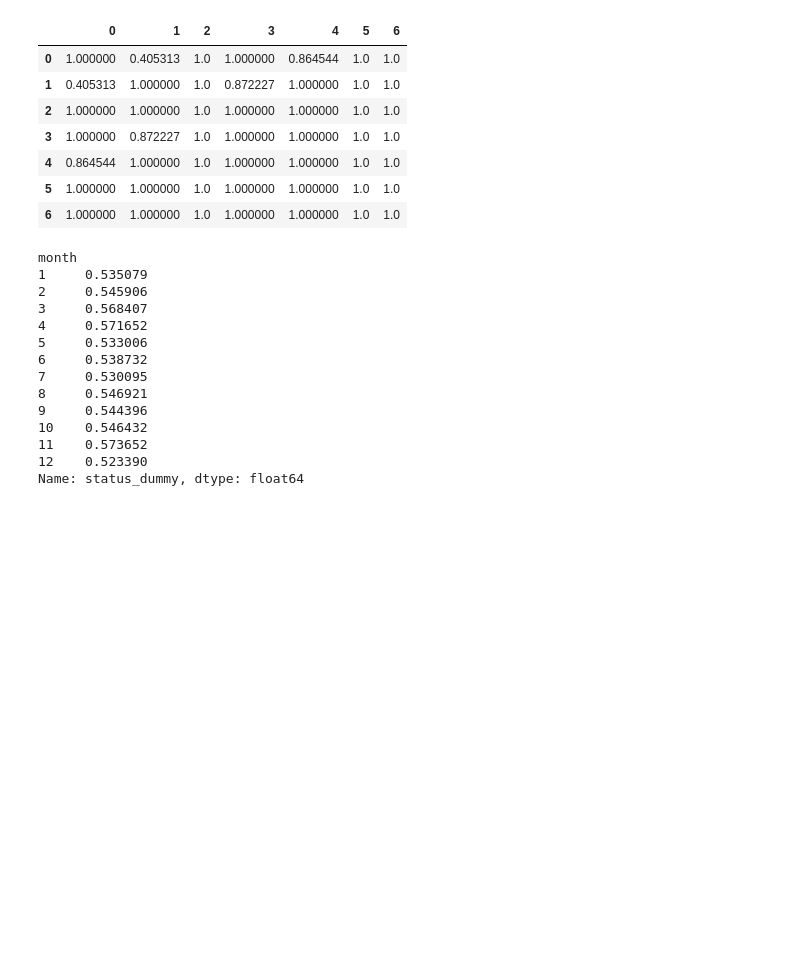
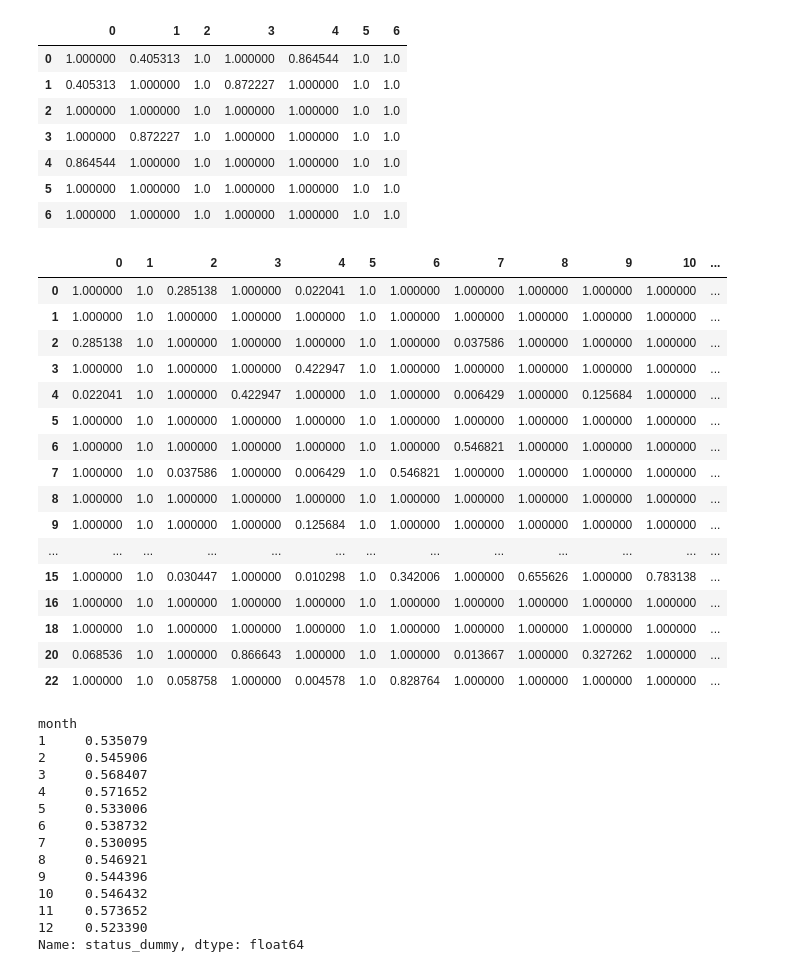
Before and after one commit to dray89/Python, a Jupyter notebook: Kickstarter_dataproject.ipynb, the cells around one changed output. Saved outputs shown, nothing was run; the diff lists cells and outputs as text; code cells hidden in the pictures; blank space fills up the shorter version.

```diff
--- a/Kickstarter_dataproject.ipynb
+++ b/Kickstarter_dataproject.ipynb
@@ -551,6 +561,26 @@ scikit_posthocs.posthoc_dunn(new_df, val_col='status_dummy', group_col='day of w
 | 4 | 0.864544 | 1.000000 | 1.0 | 1.000000 | 1.000000 | 1.0 | 1.0 |
 | 5 | 1.000000 | 1.000000 | 1.0 | 1.000000 | 1.000000 | 1.0 | 1.0 |
 | 6 | 1.000000 | 1.000000 | 1.0 | 1.000000 | 1.000000 | 1.0 | 1.0 |
+# %%
+scikit_posthocs.posthoc_dunn(new_df, val_col='status_dummy', group_col='year_month', p_adjust='bonferroni')
+# %% [output]
+|  | 0 | 1 | 2 | 3 | 4 | 5 | 6 | 7 | 8 | 9 | 10 | ... |
+| 0 | 1.000000 | 1.0 | 0.285138 | 1.000000 | 0.022041 | 1.0 | 1.000000 | 1.000000 | 1.000000 | 1.000000 | 1.000000 | ... |
+| 1 | 1.000000 | 1.0 | 1.000000 | 1.000000 | 1.000000 | 1.0 | 1.000000 | 1.000000 | 1.000000 | 1.000000 | 1.000000 | ... |
+| 2 | 0.285138 | 1.0 | 1.000000 | 1.000000 | 1.000000 | 1.0 | 1.000000 | 0.037586 | 1.000000 | 1.000000 | 1.000000 | ... |
+| 3 | 1.000000 | 1.0 | 1.000000 | 1.000000 | 0.422947 | 1.0 | 1.000000 | 1.000000 | 1.000000 | 1.000000 | 1.000000 | ... |
+| 4 | 0.022041 | 1.0 | 1.000000 | 0.422947 | 1.000000 | 1.0 | 1.000000 | 0.006429 | 1.000000 | 0.125684 | 1.000000 | ... |
+| 5 | 1.000000 | 1.0 | 1.000000 | 1.000000 | 1.000000 | 1.0 | 1.000000 | 1.000000 | 1.000000 | 1.000000 | 1.000000 | ... |
+| 6 | 1.000000 | 1.0 | 1.000000 | 1.000000 | 1.000000 | 1.0 | 1.000000 | 0.546821 | 1.000000 | 1.000000 | 1.000000 | ... |
+| 7 | 1.000000 | 1.0 | 0.037586 | 1.000000 | 0.006429 | 1.0 | 0.546821 | 1.000000 | 1.000000 | 1.000000 | 1.000000 | ... |
+| 8 | 1.000000 | 1.0 | 1.000000 | 1.000000 | 1.000000 | 1.0 | 1.000000 | 1.000000 | 1.000000 | 1.000000 | 1.000000 | ... |
+| 9 | 1.000000 | 1.0 | 1.000000 | 1.000000 | 0.125684 | 1.0 | 1.000000 | 1.000000 | 1.000000 | 1.000000 | 1.000000 | ... |
+| ... | ... | ... | ... | ... | ... | ... | ... | ... | ... | ... | ... | ... |
+| 15 | 1.000000 | 1.0 | 0.030447 | 1.000000 | 0.010298 | 1.0 | 0.342006 | 1.000000 | 0.655626 | 1.000000 | 0.783138 | ... |
+| 16 | 1.000000 | 1.0 | 1.000000 | 1.000000 | 1.000000 | 1.0 | 1.000000 | 1.000000 | 1.000000 | 1.000000 | 1.000000 | ... |
+| 18 | 1.000000 | 1.0 | 1.000000 | 1.000000 | 1.000000 | 1.0 | 1.000000 | 1.000000 | 1.000000 | 1.000000 | 1.000000 | ... |
+| 20 | 0.068536 | 1.0 | 1.000000 | 0.866643 | 1.000000 | 1.0 | 1.000000 | 0.013667 | 1.000000 | 0.327262 | 1.000000 | ... |
+| 22 | 1.000000 | 1.0 | 0.058758 | 1.000000 | 0.004578 | 1.0 | 0.828764 | 1.000000 | 1.000000 | 1.000000 | 1.000000 | ... |
 # %%
 month = new_df['status_dummy'].groupby(new_df['month']).mean()
 month
```
Also changed, not shown: parts of 7 cells of this notebook.
